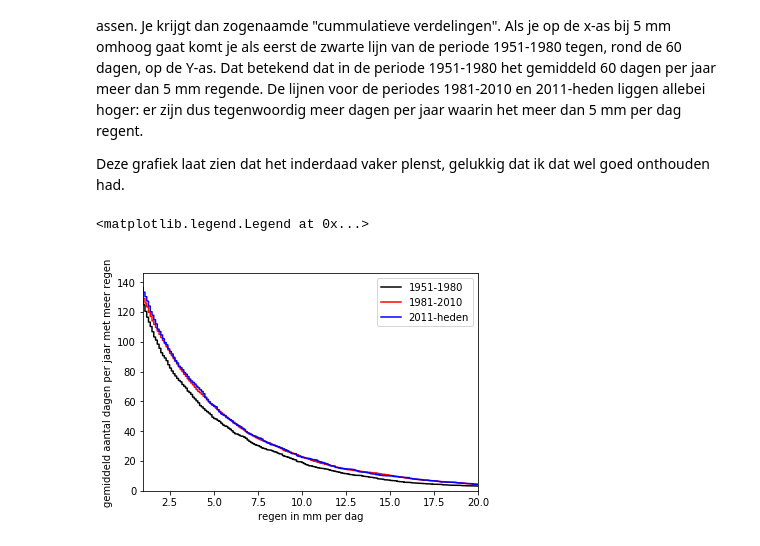
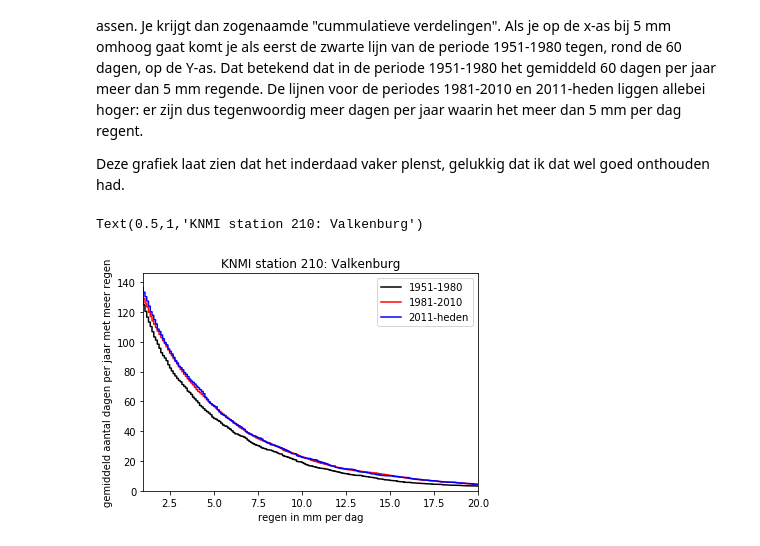
Before and after one commit to RolfHut/knmiStats, a Jupyter notebook: KNMIStats.ipynb, the cells around one changed output. Drawn from its saved outputs; the diff is of its cells as text; code cells hidden in the pictures.

Commit message:
added title to graph

```diff
--- a/KNMIStats.ipynb
+++ b/KNMIStats.ipynb
@@ -72,10 +72,11 @@ Deze grafiek laat zien dat het inderdaad vaker plenst, gelukkig dat ik dat wel g
 # %%
 plt.plot(rainOld.sort_values(),xOld*365,'k',rainNew.sort_values(),xNew*365,'r',rainLatest.sort_values(),xLatest*365,'b')
 plt.xlim(1,20)
 plt.ylim(0,0.4*365)
 plt.xlabel('regen in mm per dag')
 plt.ylabel('gemiddeld aantal dagen per jaar met meer regen')
 plt.legend(['1951-1980','1981-2010','2011-heden'])
+plt.title('KNMI station 210: Valkenburg')
 # %% [output]
-<matplotlib.legend.Legend at 0x...>
+Text(0.5,1,'KNMI station 210: Valkenburg')
-[figure, old version]
+[figure, new version]
```
